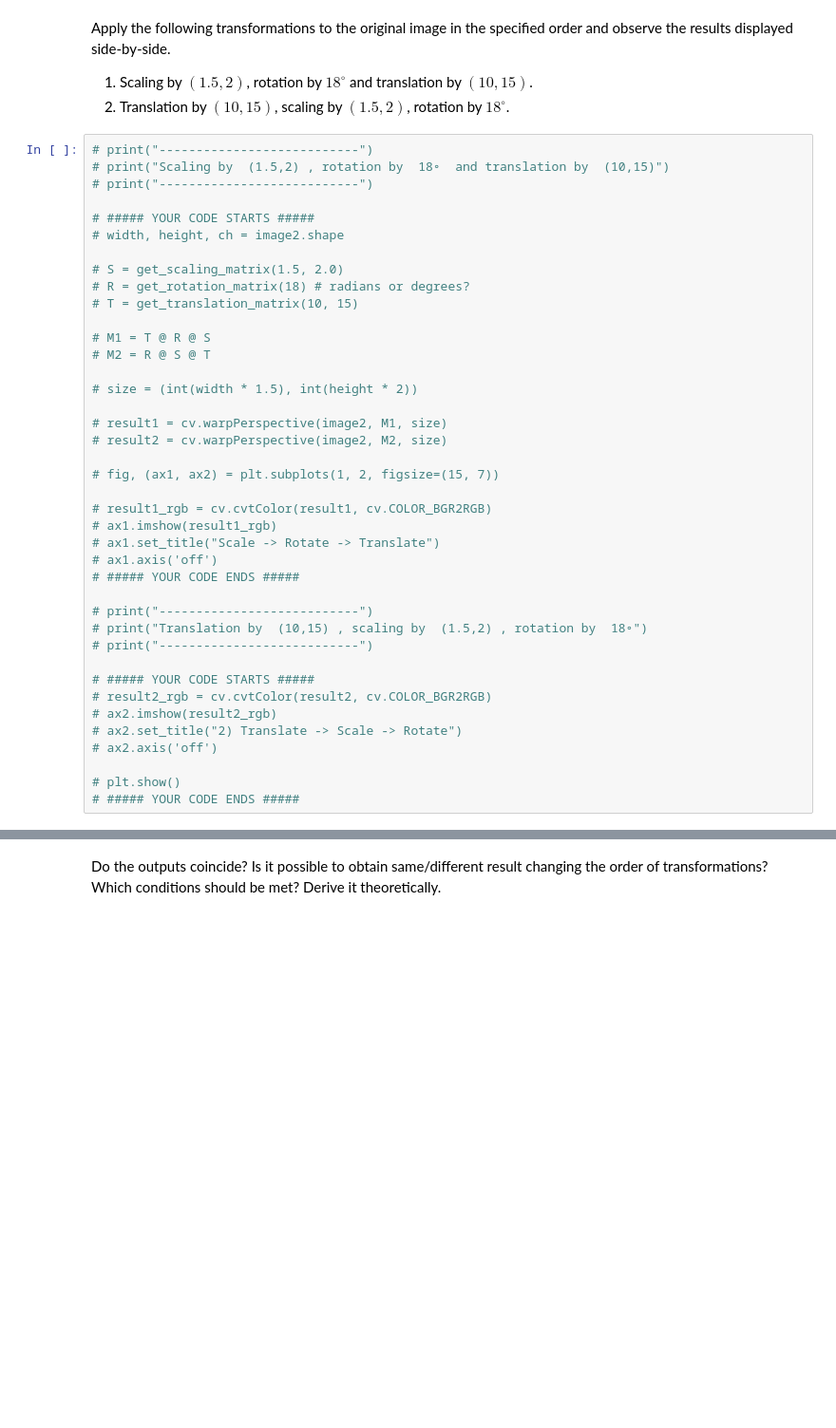
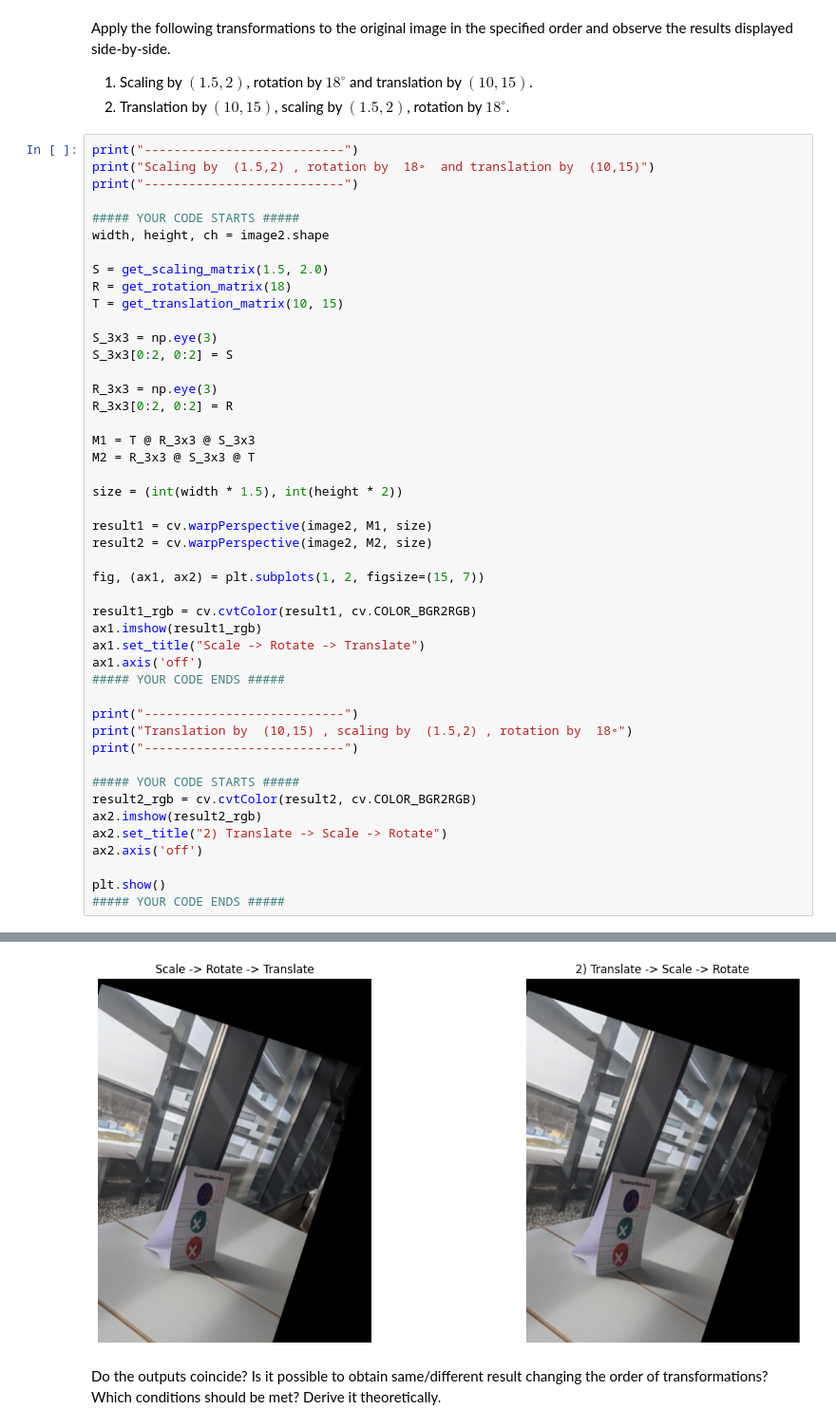
Before and after one commit to Martik-k/linear-algebra-lab1-transformations, a Jupyter notebook: LA_Lab_1_2026.ipynb, the cells around one changed output, grey strips where cells are left out. Shown at 95% size. Drawn from its saved outputs; the diff is of its cells as text; blank space fills up the shorter version.

```diff
--- a/LA_Lab_1_2026.ipynb
+++ b/LA_Lab_1_2026.ipynb
@@ -870,42 +867,49 @@ Apply the following transformations to the original image in the specified order
 1) Scaling by $(1.5, 2)$, rotation by $18^\circ$ and translation by $(10, 15)$.
 2) Translation by $(10, 15)$, scaling by $(1.5, 2)$, rotation by $18^\circ$.
 # %%
-# print("---------------------------")
-# print("Scaling by  (1.5,2) , rotation by  18∘  and translation by  (10,15)")
-# print("---------------------------")
+print("---------------------------")
+print("Scaling by  (1.5,2) , rotation by  18∘  and translation by  (10,15)")
+print("---------------------------")
 
-# ##### YOUR CODE STARTS #####
-# width, height, ch = image2.shape
+##### YOUR CODE STARTS #####
+width, height, ch = image2.shape
 
-# S = get_scaling_matrix(1.5, 2.0)
-# R = get_rotation_matrix(18) # radians or degrees?
-# T = get_translation_matrix(10, 15)
+S = get_scaling_matrix(1.5, 2.0)
+R = get_rotation_matrix(18)
+T = get_translation_matrix(10, 15)
 
-# M1 = T @ R @ S
-# M2 = R @ S @ T
+S_3x3 = np.eye(3)
+S_3x3[0:2, 0:2] = S
 
-# size = (int(width * 1.5), int(height * 2))
+R_3x3 = np.eye(3)
+R_3x3[0:2, 0:2] = R
 
-# result1 = cv.warpPerspective(image2, M1, size)
-# result2 = cv.warpPerspective(image2, M2, size)
+M1 = T @ R_3x3 @ S_3x3
+M2 = R_3x3 @ S_3x3 @ T
 
-# fig, (ax1, ax2) = plt.subplots(1, 2, figsize=(15, 7))
+size = (int(width * 1.5), int(height * 2))
 
-# result1_rgb = cv.cvtColor(result1, cv.COLOR_BGR2RGB)
-# ax1.imshow(result1_rgb)
-# ax1.set_title("Scale -> Rotate -> Translate")
-# ax1.axis('off')
-# ##### YOUR CODE ENDS #####
+result1 = cv.warpPerspective(image2, M1, size)
+result2 = cv.warpPerspective(image2, M2, size)
 
-# print("---------------------------")
-# print("Translation by  (10,15) , scaling by  (1.5,2) , rotation by  18∘")
-# print("---------------------------")
+fig, (ax1, ax2) = plt.subplots(1, 2, figsize=(15, 7))
 
-# ##### YOUR CODE STARTS #####
-# result2_rgb = cv.cvtColor(result2, cv.COLOR_BGR2RGB)
-# ax2.imshow(result2_rgb)
-# ax2.set_title("2) Translate -> Scale -> Rotate")
-# ax2.axis('off')
+result1_rgb = cv.cvtColor(result1, cv.COLOR_BGR2RGB)
+ax1.imshow(result1_rgb)
+ax1.set_title("Scale -> Rotate -> Translate")
+ax1.axis('off')
+##### YOUR CODE ENDS #####
 
-# plt.show()
-# ##### YOUR CODE ENDS #####
+print("---------------------------")
+print("Translation by  (10,15) , scaling by  (1.5,2) , rotation by  18∘")
+print("---------------------------")
+
+##### YOUR CODE STARTS #####
+result2_rgb = cv.cvtColor(result2, cv.COLOR_BGR2RGB)
+ax2.imshow(result2_rgb)
+ax2.set_title("2) Translate -> Scale -> Rotate")
+ax2.axis('off')
+
+plt.show()
+##### YOUR CODE ENDS #####
+# %% [output]
@@ -912,3 +922,4 @@ Apply the following transformations to the original image in the specified order
+[figure, added]
 # %% [markdown]
 Do the outputs coincide? Is it possible to obtain same/different result changing the order of transformations? Which conditions should be met? Derive it theoretically.
 # %% [markdown]
```
Also changed, not shown: parts of 2 cells of this notebook.
